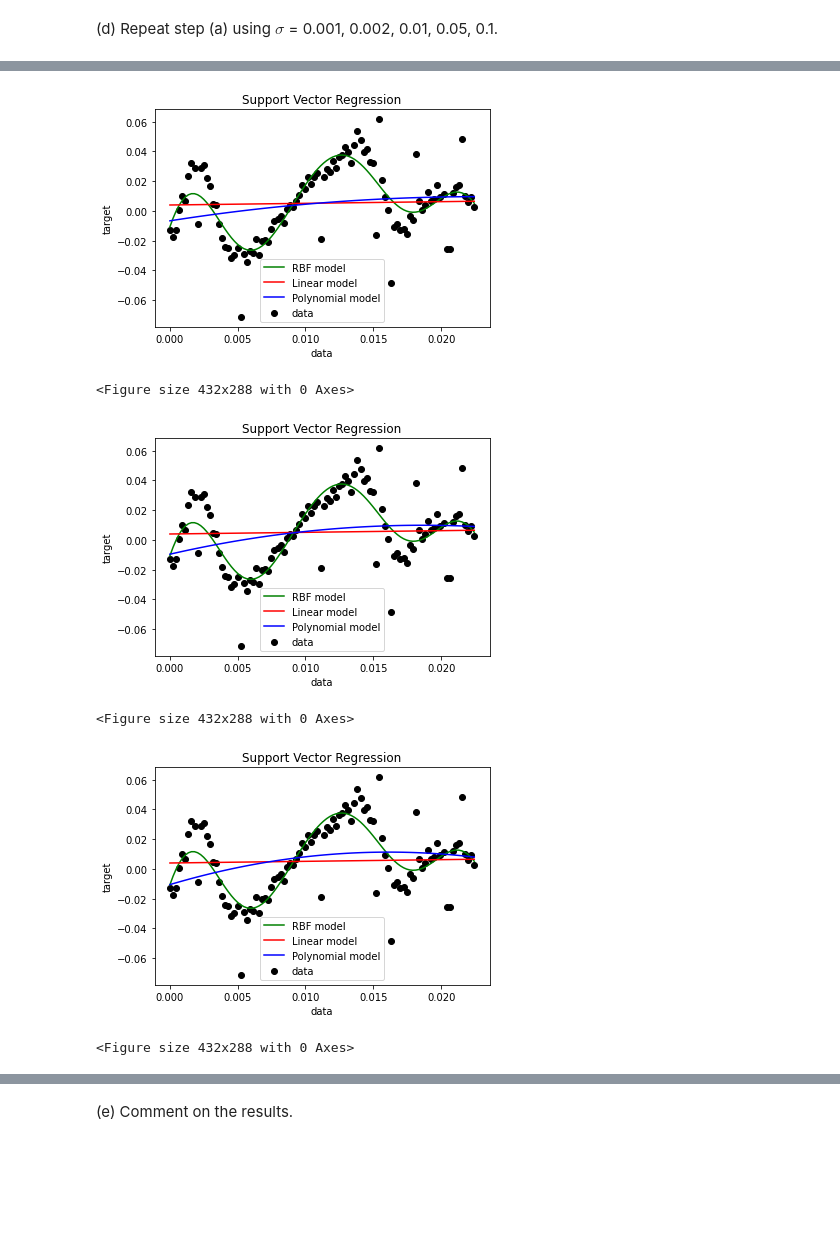
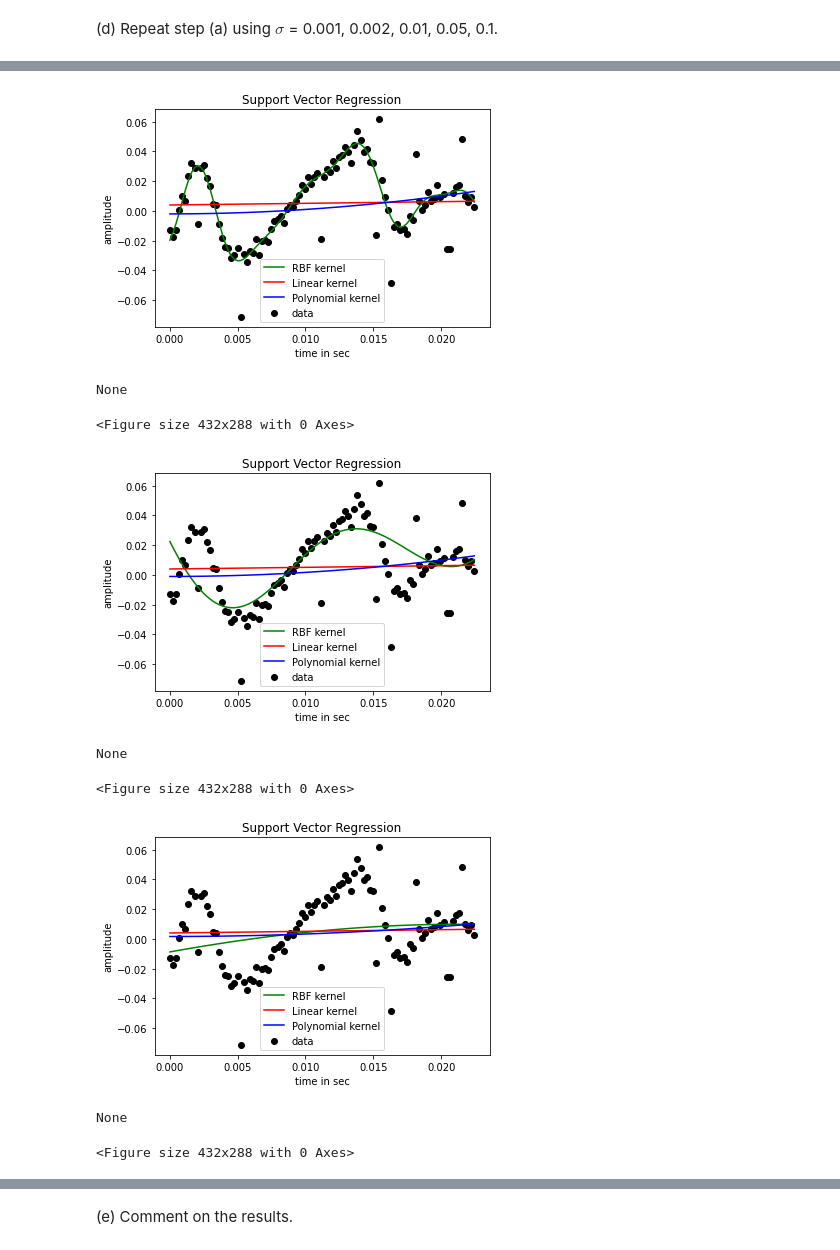
Before and after one commit to twyunting/DATA-642_Advanced_Machine_Learning, a Jupyter notebook: Midterm/submit/midterm_Yunting.ipynb, the cells around one changed output, grey strips where cells are left out. Cells and saved outputs as stored; diff of their text form; code cells hidden in the pictures; blank space fills up the shorter version.

```diff
--- a/Midterm/submit/midterm_Yunting.ipynb
+++ b/Midterm/submit/midterm_Yunting.ipynb
@@ -287,14 +314,13 @@ M = len(y)
 
 #-------------------------------------------------------
 
-def svm_regression(Gau_kernal, epsilon, C):
-  # fir regression model
-  # coef0 - float, default=0.0: Independent term in kernel function. It is only significant in ‘poly’ and ‘sigmoid’.
+def svm_regression(sigma, epsilon, C):
+  # fit regression model
   # C - float, default=1.0: Regularization parameter. The strength of the regularization is inversely proportional to C. Must be strictly positive. The penalty is a squared l2 penalty.
   # epsilon - float, default=0.1 Epsilon in the epsilon-SVR model. It specifies the epsilon-tube within which no penalty is associated in the training loss function with points predicted within a distance epsilon from the actual value.
-  svr_rbf = SVR(kernel='rbf', C=C, coef0 = Gau_kernal, epsilon = epsilon)
-  svr_lin = SVR(kernel='linear', C=C, coef0=Gau_kernal, epsilon = epsilon)
-  svr_poly = SVR(kernel='poly', C=C, coef0=Gau_kernal, epsilon = epsilon, degree=2)
+  svr_rbf = SVR(kernel='rbf', C=C, gamma = 1/(2*(sigma**2)), epsilon = epsilon)
+  svr_lin = SVR(kernel='linear', C=C, gamma = 1/(2*(sigma**2)), epsilon = epsilon)
+  svr_poly = SVR(kernel='poly', C=C, gamma = 1/(2*(sigma**2)), epsilon = epsilon, degree=2)
   y_rbf = svr_rbf.fit(x, y).predict(x)
   y_lin = svr_lin.fit(x, y).predict(x)
   y_poly = svr_poly.fit(x, y).predict(x)
@@ -303,11 +329,11 @@ def svm_regression(Gau_kernal, epsilon, C):
   # look at the results
   plt.scatter(x, y, c='k', label='data')
   #plt.hold('on')
-  plt.plot(x, y_rbf, c='g', label='RBF model')
-  plt.plot(x, y_lin, c='r', label='Linear model')
-  plt.plot(x, y_poly, c='b', label='Polynomial model')
-  plt.xlabel('data')
-  plt.ylabel('target')
+  plt.plot(x, y_rbf, c='g', label='RBF kernel')
+  plt.plot(x, y_lin, c='r', label='Linear kernel')
+  plt.plot(x, y_poly, c='b', label='Polynomial kernel')
+  plt.xlabel('time in sec')
+  plt.ylabel('amplitude')
   plt.title('Support Vector Regression')
   plt.legend()
   plt.show()
@@ -388,16 +427,19 @@ svm_regression(Gau_kernal = 0.001, epsilon = 0.003, C = 1)
 # %%
-svm_regression(Gau_kernal = 0.002, epsilon = 0.003, C = 1)
+print(svm_regression(sigma = 0.002, epsilon = 0.003, C = 1))
 # %% [output]
-[figure, old version]
+[figure, new version]
-<Figure size 432x288 with 0 Axes>
+None
+<Figure size 432x288 with 0 Axes>
 # %%
-svm_regression(Gau_kernal = 0.01, epsilon = 0.003, C = 1)
+print(svm_regression(sigma = 0.01, epsilon = 0.003, C = 1))
 # %% [output]
-[figure, old version]
+[figure, new version]
-<Figure size 432x288 with 0 Axes>
+None
+<Figure size 432x288 with 0 Axes>
 # %%
-svm_regression(Gau_kernal = 0.05, epsilon = 0.003, C = 1)
+print(svm_regression(sigma = 0.05, epsilon = 0.003, C = 1))
 # %% [output]
-[figure, old version]
+[figure, new version]
-<Figure size 432x288 with 0 Axes>
+None
+<Figure size 432x288 with 0 Axes>
 # %%
```
Also changed, not shown: parts of 32 cells of this notebook, 5 other files.
